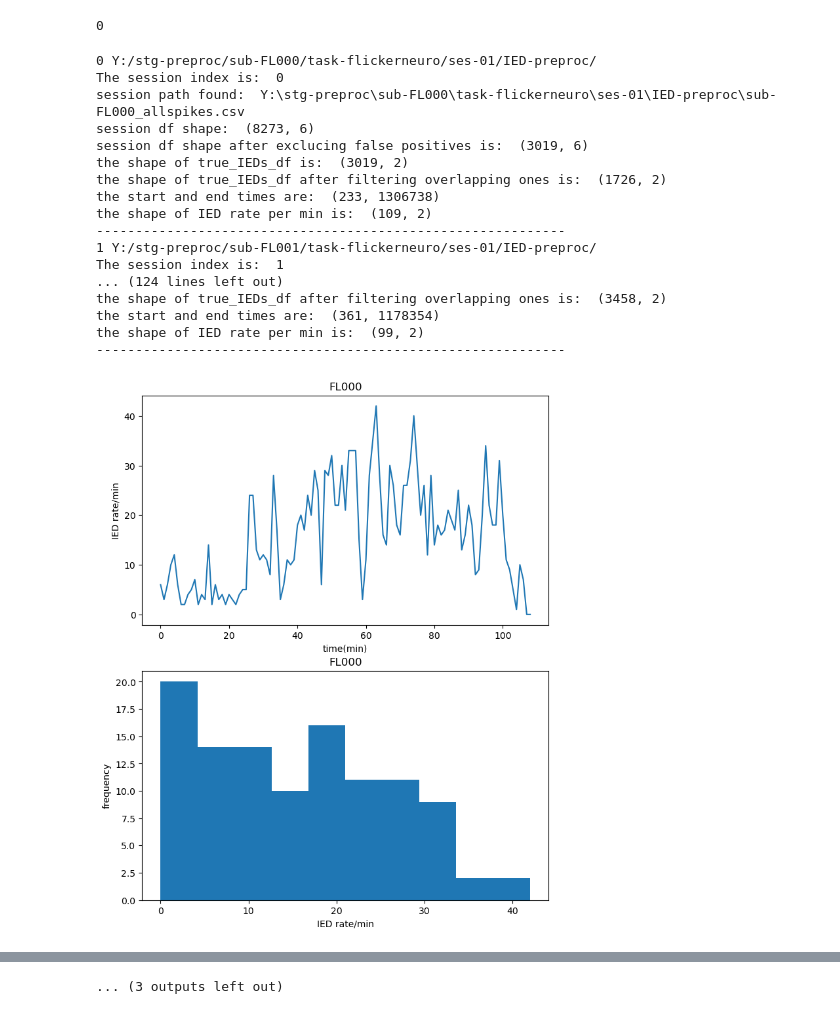
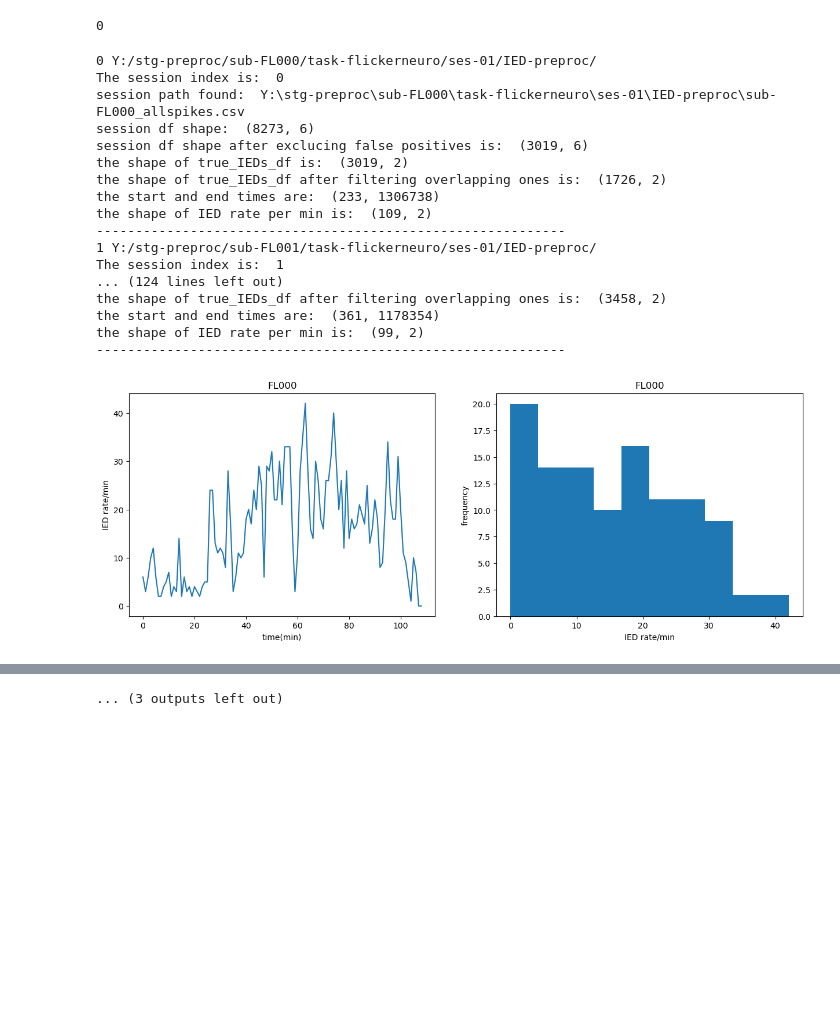
Before and after one commit to Simurgh818/IED_distributions, a Jupyter notebook: IED_distributions.ipynb, the cells around one changed output, grey strips where cells are left out. Saved outputs shown, nothing was run; the diff lists cells and outputs as text; code cells hidden in the pictures; blank space fills up the shorter version.

Commit message:
plotting updates.

```diff
--- a/IED_distributions.ipynb
+++ b/IED_distributions.ipynb
@@ -472,8 +472,3 @@ plt.title(str(sessions_flickerneuro.loc[0,'Subject_ID']));
 plt.savefig(result_path_fig_win)
 # %% [output]
 [figure]
-# %%
-fig_name = 'sub-'+ str(sessions_flickerneuro.loc[0,'Subject_ID'])+'_IED_rate_hist.png'
-result_path_fig_hist = "C:/Users/sinad/OneDrive - Georgia Institute of Technology/DrGross/Lou/IED_rate/Results/"+fig_name
-result_path_fig_hist = os.path.abspath(result_path_fig_hist)
-result_path_fig_hist
@@ -606,37 +598,37 @@ for idx_p, p in enumerate(IED_path):
         result_path_fig = "C:/Users/sinad/OneDrive - Georgia Institute of Technology/DrGross/Lou/IED_rate/Results/"+fig_name
         result_path_fig_win = os.path.abspath(result_path_fig)
 
-        plt.figure(figsize=(8,10));
-        plt.subplot(2,1,1)
+        plt.figure(figsize=(15,5));
+        plt.subplot(1,2,1)
         plt.plot(IED_rate[:,0],IED_rate[:,1]);
         plt.xlabel('time(min)');
         plt.ylabel('IED rate/min');
         plt.title(str(sessions_flickerneuro.loc[sess_idx,'Subject_ID']));
 
-        plt.subplot(2,1,2)
+        plt.subplot(1,2,2)
         plt.hist(IED_rate[:,1],bins=10);
         plt.ylabel('frequency');
         plt.xlabel('IED rate/min');
         plt.title(str(sessions_flickerneuro.loc[sess_idx,'Subject_ID']));
         plt.savefig(result_path_fig_win)
         del IED_rate
         print("------------------------------------------------------------")
 # %% [output]
 0 Y:/stg-preproc/sub-FL000/task-flickerneuro/ses-01/IED-preproc/
 The session index is:  0
 session path found:  Y:\stg-preproc\sub-FL000\task-flickerneuro\ses-01\IED-preproc\sub-FL000_allspikes.csv
 session df shape:  (8273, 6)
 session df shape after exclucing false positives is:  (3019, 6)
 the shape of true_IEDs_df is:  (3019, 2)
 the shape of true_IEDs_df after filtering overlapping ones is:  (1726, 2)
 the start and end times are:  (233, 1306738)
 the shape of IED rate per min is:  (109, 2)
 ------------------------------------------------------------
 1 Y:/stg-preproc/sub-FL001/task-flickerneuro/ses-01/IED-preproc/
 The session index is:  1
 ... (124 lines left out)
 the shape of true_IEDs_df after filtering overlapping ones is:  (3458, 2)
 the start and end times are:  (361, 1178354)
 the shape of IED rate per min is:  (99, 2)
 ------------------------------------------------------------
-[figure, old version]
+[figure, new version]
```
Also changed, not shown: parts of 3 cells of this notebook.
